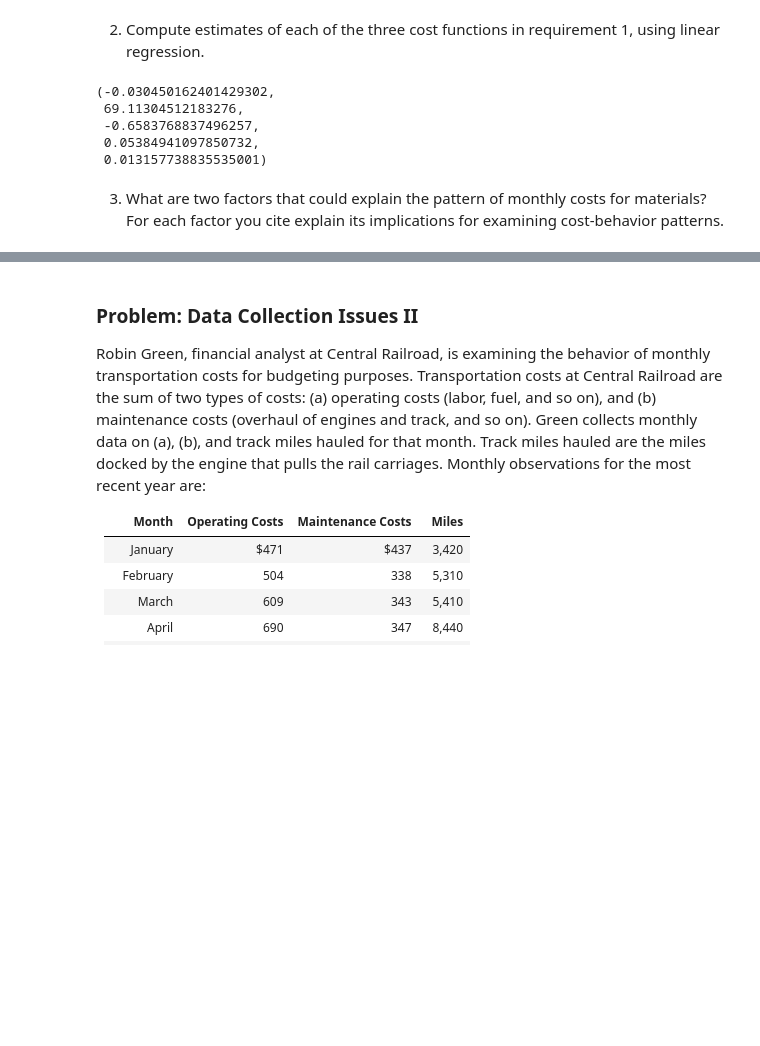
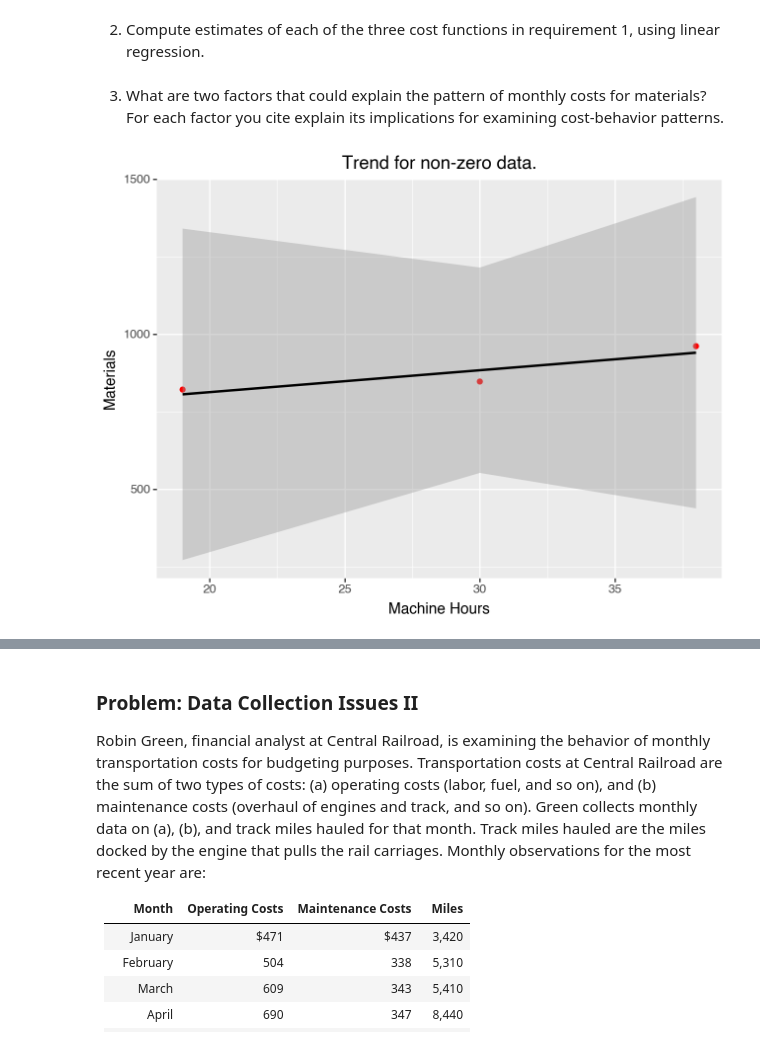
Before and after one commit to ArthurHowardMorris/ArthurHowardMorris.github.io, a Jupyter notebook: assets/slides/acct3210/S3/Lecture3CostEstimation.ipynb, the cells around one changed output, grey strips where cells are left out. Drawn from its saved outputs; the diff is of its cells as text; code cells hidden in the pictures; blank space fills up the shorter version.

```diff
--- a/assets/slides/acct3210/S3/Lecture3CostEstimation.ipynb
+++ b/assets/slides/acct3210/S3/Lecture3CostEstimation.ipynb
@@ -201,12 +208,21 @@ Index(['Month', 'Labor', 'Materials', 'Machine Hours', 'Total Cost'], dtype='obj
 # plotting example in excel here
 from scipy import stats
 beta, alpha, r_2, p_value, std_err = stats.linregress(p2df['Total Cost'],p2df['Machine Hours'])
-beta, alpha, r_2, p_value, std_err
+print(f'Beta: {beta}')
+print(f'S.D.: {std_err}')
+print(f'P-value: {p_value}')
+print(f'Alpha: {alpha}')
+print(f'R^2: {r_2}')
-# %% [output]
-(-0.030450162401429302,
- 69.11304512183276,
- -0.6583768837496257,
- 0.05384941097850732,
- 0.013157738835535001)
 # %% [markdown]
 3. What are two factors that could explain the pattern of monthly costs for materials? For each factor you cite explain its implications for examining cost-behavior patterns.
+# %%
+(ggplot(
+    # p2df, # dataset
+    p2df[p2df['Materials']!=0],
+    aes(x='Machine Hours', y='Materials')) # axis
+    + geom_point(colour="red") # plot the date
+    + stat_smooth(method='ols') # plot the trend
+    + ggtitle("Trend for non-zero data.")
+)
+# %% [output]
+[figure, added]
```
Also changed, not shown: parts of 14 cells of this notebook, 3 other files.
